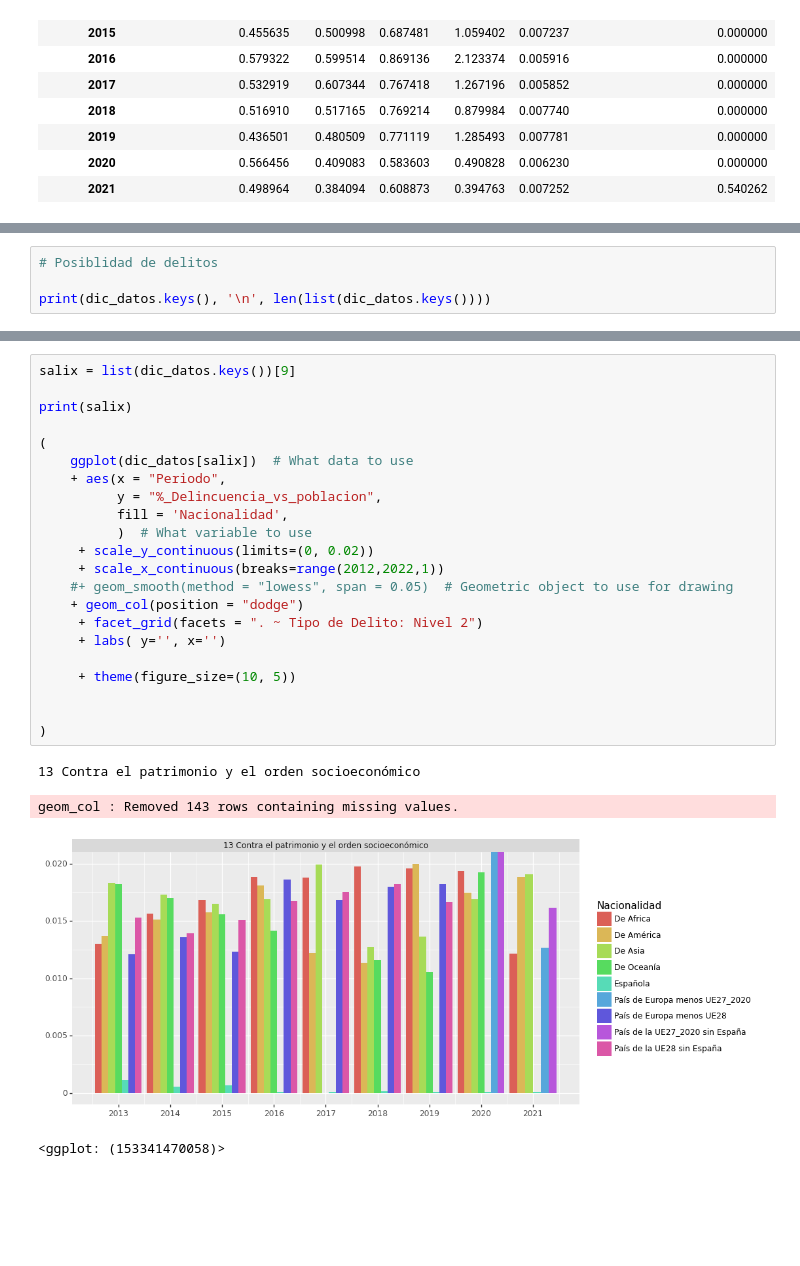
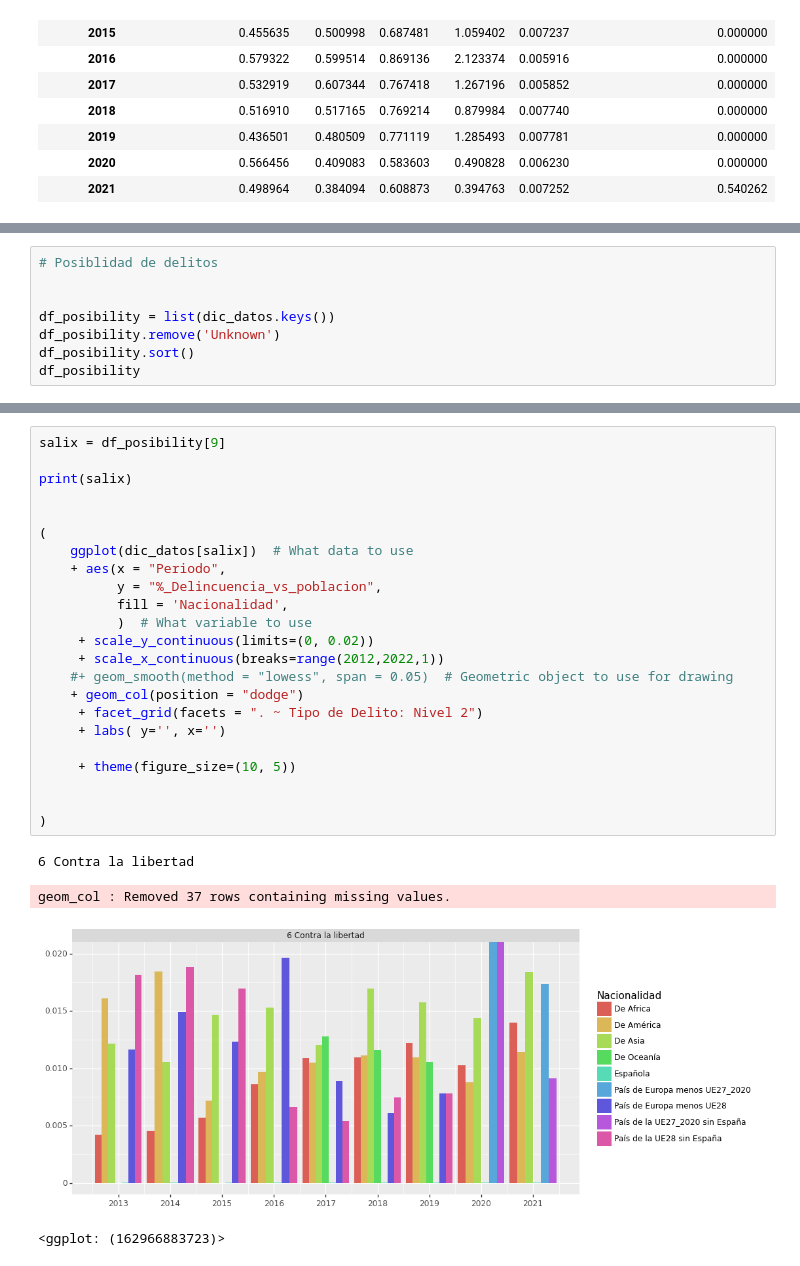
Before and after one commit to Adrian-AP/Python_Visualization, a Jupyter notebook: 8. Visualizacion/Tarea/adrian_asenjo_perez_visualizacion.ipynb, the cells around one changed output, grey strips where cells are left out. Drawn from its saved outputs; the diff is of its cells as text; blank space fills up the shorter version.

```diff
--- a/8. Visualizacion/Tarea/adrian_asenjo_perez_visualizacion.ipynb
+++ b/8. Visualizacion/Tarea/adrian_asenjo_perez_visualizacion.ipynb
@@ -209,5 +211,9 @@ Boolean Series key will be reindexed to match DataFrame index.
 # %%
 # Posiblidad de delitos
 
-print(dic_datos.keys(), '\n', len(list(dic_datos.keys())))
+
+df_posibility = list(dic_datos.keys())
+df_posibility.remove('Unknown')
+df_posibility.sort()
+df_posibility
 # %% [output]
@@ -377,28 +449,29 @@ print(salix)
 # %%
-salix = list(dic_datos.keys())[9]
+salix = df_posibility[9]
 
 print(salix)
+
 
 (
     ggplot(dic_datos[salix])  # What data to use
     + aes(x = "Periodo",
           y = "%_Delincuencia_vs_poblacion",
           fill = 'Nacionalidad',
           )  # What variable to use
      + scale_y_continuous(limits=(0, 0.02))
      + scale_x_continuous(breaks=range(2012,2022,1))
     #+ geom_smooth(method = "lowess", span = 0.05)  # Geometric object to use for drawing
     + geom_col(position = "dodge")
      + facet_grid(facets = ". ~ Tipo de Delito: Nivel 2")
      + labs( y='', x='')
 
      + theme(figure_size=(10, 5))
 
 
 )
 # %% [output]
-13 Contra el patrimonio y el orden socioeconómico
+6 Contra la libertad
-geom_col : Removed 143 rows containing missing values.
+geom_col : Removed 37 rows containing missing values.
-[figure, old version]
+[figure, new version]
-<ggplot: (153341470058)>
+<ggplot: (162966883723)>
 # %%
```
Also changed, not shown: parts of 22 cells of this notebook.
